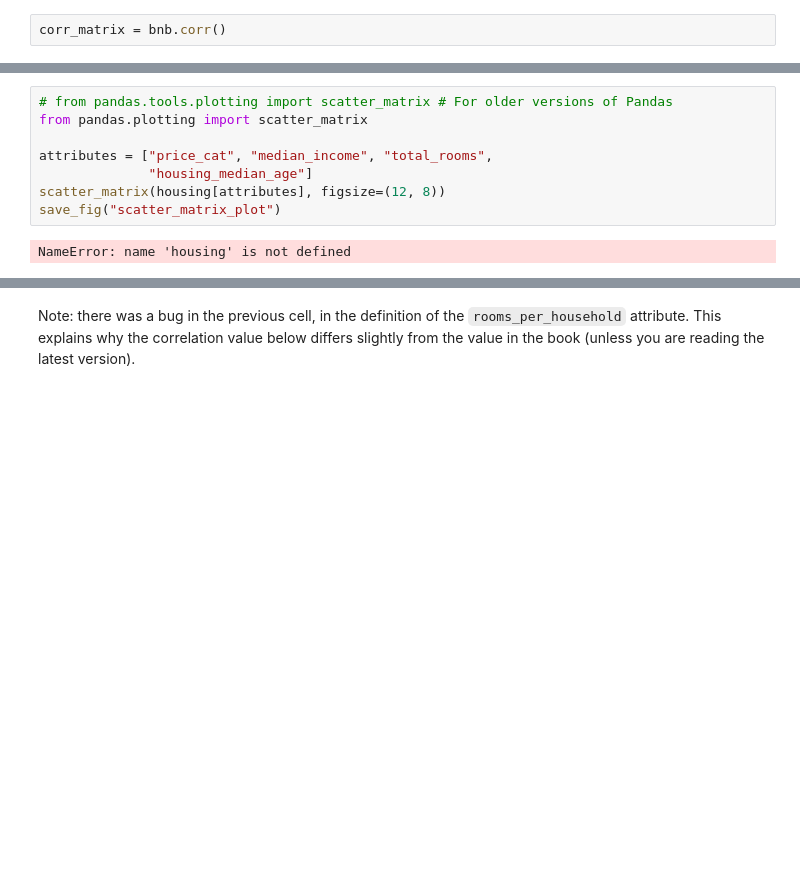
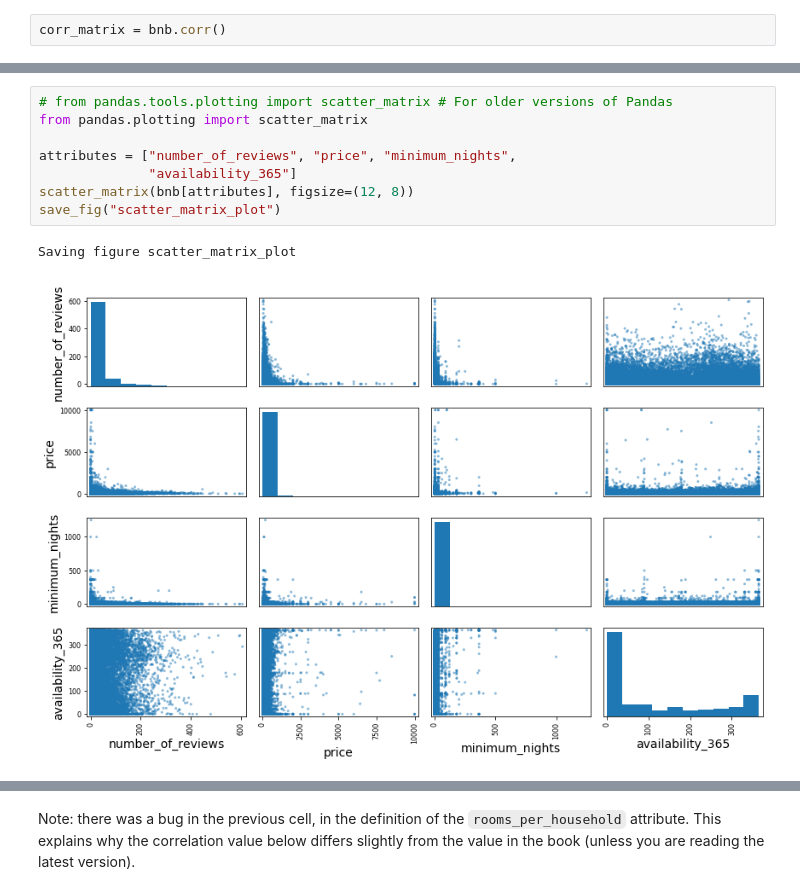
Before and after one commit to beneagar/DRP_ML, a Jupyter notebook: BensTestsCh2.ipynb, the cells around one changed output, grey strips where cells are left out. Drawn from its saved outputs; the diff is of its cells as text; blank space fills up the shorter version.

```diff
--- a/BensTestsCh2.ipynb
+++ b/BensTestsCh2.ipynb
@@ -358,13 +373,14 @@ Name: price, dtype: float64
 # %%
 # from pandas.tools.plotting import scatter_matrix # For older versions of Pandas
 from pandas.plotting import scatter_matrix
 
-attributes = ["price_cat", "median_income", "total_rooms",
-              "housing_median_age"]
-scatter_matrix(housing[attributes], figsize=(12, 8))
+attributes = ["number_of_reviews", "price", "minimum_nights",
+              "availability_365"]
+scatter_matrix(bnb[attributes], figsize=(12, 8))
 save_fig("scatter_matrix_plot")
 # %% [output]
-NameError: name 'housing' is not defined
+Saving figure scatter_matrix_plot
+[figure, added]
 # %%
 bnb.plot(kind="scatter", y="price", x="availability_365",
              alpha=0.1)
```
Also changed, not shown: parts of 47 cells of this notebook, 9 other files.
